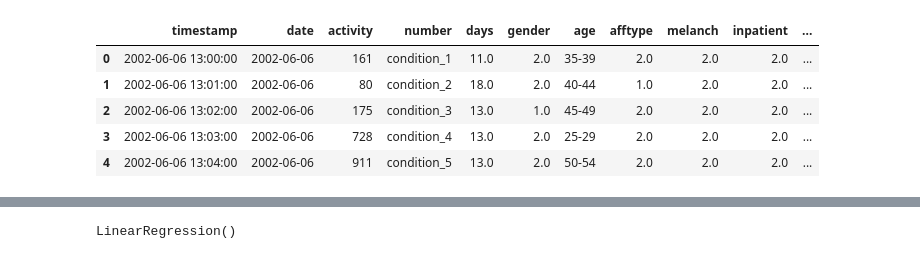
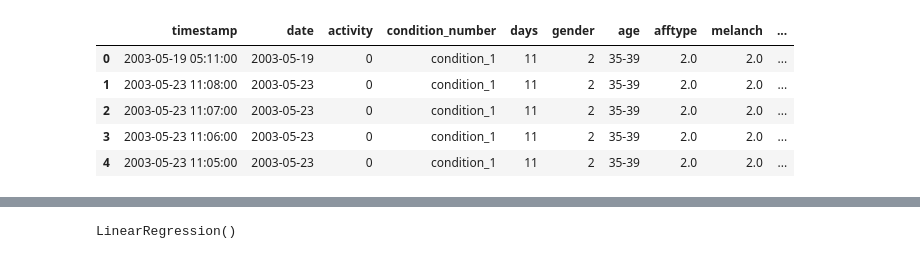
Before and after one commit to Joshua-Conde/Depression, a Jupyter notebook: depression.ipynb, the cells around one changed output, grey strips where cells are left out. Cells and saved outputs as stored; diff of their text form; code cells hidden in the pictures.

```diff
--- a/depression.ipynb
+++ b/depression.ipynb
@@ -30,0 +47,4 @@ condition_data = merge_actigraph_data(condition_folder)
+# %%
+# Load condition data
+condition_data = load_condition_data(condition_folder)
+condition_data.head()
@@ -30,0 +58,6 @@ condition_data = merge_actigraph_data(condition_folder)
+# %%
+condition_data['condition_number'] = condition_data['condition_number'].str.split('_').str[-1].astype(int)
+condition_data = condition_data.sort_values(by='condition_number')
+condition_data['condition_number'] = 'condition_' + condition_data['condition_number'].astype(str)
+condition_data.reset_index(drop=True, inplace=True)
+condition_data.head()
@@ -50,7 +78,7 @@ dtype: int64
 # %%
 # Step 3: Convert Data Types
-control_data["timestamp"] = pd.to_datetime(control_data["timestamp"])
-condition_data["timestamp"] = pd.to_datetime(condition_data["timestamp"])
+# control_data["timestamp"] = pd.to_datetime(control_data["timestamp"])
+# condition_data["timestamp"] = pd.to_datetime(condition_data["timestamp"])
 # %%
 # Step 4: Correlational Analysis (After merging with scores.csv and performing imputation)
 scores_file = "data/scores.csv"
@@ -57,0 +94,8 @@ scores_data = pd.read_csv(scores_file)
+# %%
+# Drop rows where the 'number' column starts with 'control_'
+scores_data = scores_data[~scores_data['number'].str.startswith('control_')]
+
+# Reset index
+scores_data.reset_index(drop=True, inplace=True)
+
+scores_data.head()
@@ -58,13 +109,19 @@ scores_data = pd.read_csv(scores_file)
 # %%
-condition_data_merged = pd.concat([condition_data, scores_data], axis=1)
+# Merge condition data with scores data using the 'number' column
+condition_data_merged = pd.merge(condition_data, scores_data, left_on='condition_number', right_on='number', how='inner')
+
+# Drop 'number' column
+condition_data_merged = condition_data_merged.drop('number', axis=1)
+
+# Display the merged data
 condition_data_merged.head()
 # %% [output]
-|  | timestamp | date | activity | number | days | gender | age | afftype | melanch | inpatient | ... |
-| 0 | 2002-06-06 13:00:00 | 2002-06-06 | 161 | condition_1 | 11.0 | 2.0 | 35-39 | 2.0 | 2.0 | 2.0 | ... |
-| 1 | 2002-06-06 13:01:00 | 2002-06-06 | 80 | condition_2 | 18.0 | 2.0 | 40-44 | 1.0 | 2.0 | 2.0 | ... |
-| 2 | 2002-06-06 13:02:00 | 2002-06-06 | 175 | condition_3 | 13.0 | 1.0 | 45-49 | 2.0 | 2.0 | 2.0 | ... |
-| 3 | 2002-06-06 13:03:00 | 2002-06-06 | 728 | condition_4 | 13.0 | 2.0 | 25-29 | 2.0 | 2.0 | 2.0 | ... |
-| 4 | 2002-06-06 13:04:00 | 2002-06-06 | 911 | condition_5 | 13.0 | 2.0 | 50-54 | 2.0 | 2.0 | 2.0 | ... |
+|  | timestamp | date | activity | condition_number | days | gender | age | afftype | melanch | ... |
+| 0 | 2003-05-19 05:11:00 | 2003-05-19 | 0 | condition_1 | 11 | 2 | 35-39 | 2.0 | 2.0 | ... |
+| 1 | 2003-05-23 11:08:00 | 2003-05-23 | 0 | condition_1 | 11 | 2 | 35-39 | 2.0 | 2.0 | ... |
+| 2 | 2003-05-23 11:07:00 | 2003-05-23 | 0 | condition_1 | 11 | 2 | 35-39 | 2.0 | 2.0 | ... |
+| 3 | 2003-05-23 11:06:00 | 2003-05-23 | 0 | condition_1 | 11 | 2 | 35-39 | 2.0 | 2.0 | ... |
+| 4 | 2003-05-23 11:05:00 | 2003-05-23 | 0 | condition_1 | 11 | 2 | 35-39 | 2.0 | 2.0 | ... |
 # %%
 # Check for null values
 condition_data_merged.isnull().any()
```
Also changed, not shown: parts of 18 cells of this notebook.
